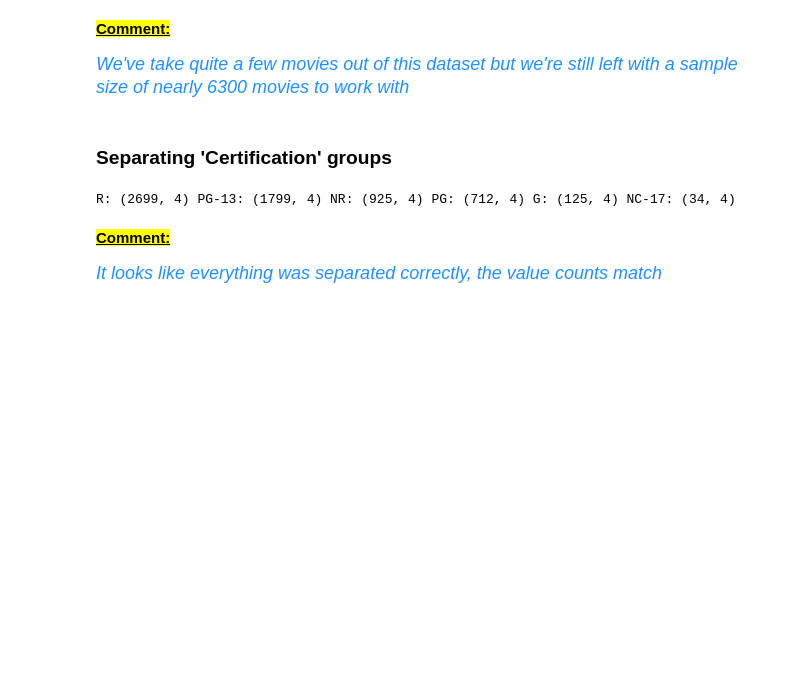
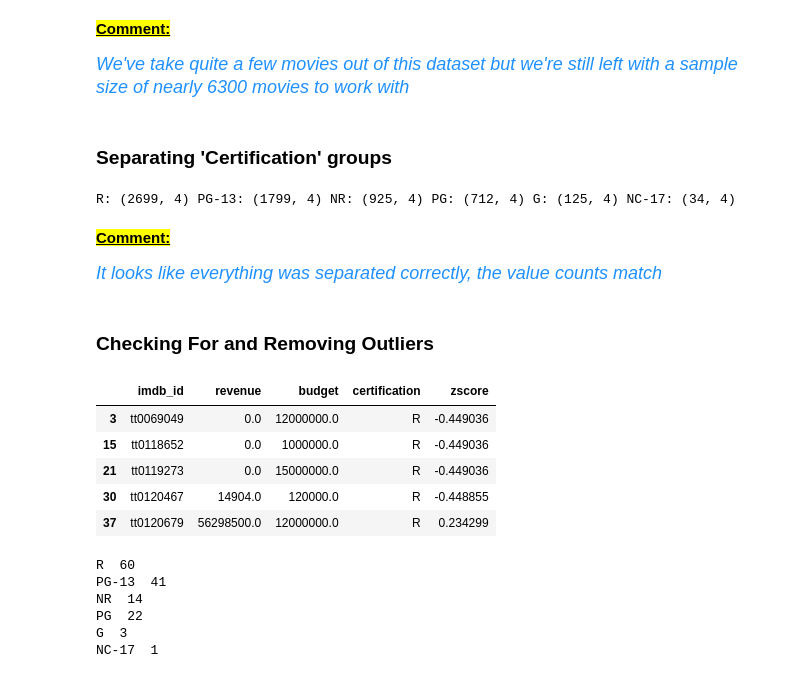
Before and after one commit to CRPeace/Movie_Data_API_Stats_Analysis, a Jupyter notebook: C.Peace_Project_3_Part_4.ipynb, the cells around one changed output. Saved outputs shown, nothing was run; the diff lists cells and outputs as text; code cells hidden in the pictures; blank space fills up the shorter version.

```diff
--- a/C.Peace_Project_3_Part_4.ipynb
+++ b/C.Peace_Project_3_Part_4.ipynb
@@ -282,12 +285,12 @@ We've take quite a few movies out of this dataset but we're still left with a sa
 ### Separating 'Certification' groups
 # %%
 # separating
-r = tmdb_data[tmdb_data['certification'] == 'R']
-pg13 = tmdb_data[tmdb_data['certification'] == 'PG-13']
-nr = tmdb_data[tmdb_data['certification'] == 'NR']
-pg = tmdb_data[tmdb_data['certification'] == 'PG']
-g = tmdb_data[tmdb_data['certification'] == 'G']
-nc17 = tmdb_data[tmdb_data['certification'] == 'NC-17']
+r = tmdb_data[tmdb_data['certification'] == 'R'].copy()
+pg13 = tmdb_data[tmdb_data['certification'] == 'PG-13'].copy()
+nr = tmdb_data[tmdb_data['certification'] == 'NR'].copy()
+pg = tmdb_data[tmdb_data['certification'] == 'PG'].copy()
+g = tmdb_data[tmdb_data['certification'] == 'G'].copy()
+nc17 = tmdb_data[tmdb_data['certification'] == 'NC-17'].copy()
 
 # checking
 print('R:', r.shape, 'PG-13:', pg13.shape, 'NR:', nr.shape,
@@ -300,3 +303,38 @@ R: (2699, 4) PG-13: (1799, 4) NR: (925, 4) PG: (712, 4) G: (125, 4) NC-17: (34,
 <font color='dodgerblue' size=4><i>
 It looks like everything was separated correctly, the value counts match
 </i></font>
+# %% [markdown]
+### Checking For and Removing Outliers
+# %%
+# creating a zscore column with calculation
+r['zscore'] = stats.zscore(r['revenue'])
+pg13['zscore'] = stats.zscore(pg13['revenue'])
+nr['zscore'] = stats.zscore(nr['revenue'])
+pg['zscore'] = stats.zscore(pg['revenue'])
+g['zscore'] = stats.zscore(g['revenue'])
+nc17['zscore'] = stats.zscore(nc17['revenue'])
+
+# checking
+r.head()
+# %% [output]
+|  | imdb_id | revenue | budget | certification | zscore |
+| 3 | tt0069049 | 0.0 | 12000000.0 | R | -0.449036 |
+| 15 | tt0118652 | 0.0 | 1000000.0 | R | -0.449036 |
+| 21 | tt0119273 | 0.0 | 15000000.0 | R | -0.449036 |
+| 30 | tt0120467 | 14904.0 | 120000.0 | R | -0.448855 |
+| 37 | tt0120679 | 56298500.0 | 12000000.0 | R | 0.234299 |
+# %%
+# checking for outliers
+print('R ', len(r[abs(r['zscore']) > 3]), '\n'
+'PG-13 ', len(pg13[abs(pg13['zscore']) > 3]), '\n'
+'NR ', len(nr[abs(nr['zscore']) > 3]), '\n'
+'PG ', len(pg[abs(pg['zscore']) > 3]), '\n'
+'G ', len(g[abs(g['zscore']) > 3]), '\n'
+'NC-17 ', len(nc17[abs(nc17['zscore']) > 3]))
+# %% [output]
+R  60
+PG-13  41
+NR  14
+PG  22
+G  3
+NC-17  1
```
Also changed, not shown: parts of 11 cells of this notebook.
